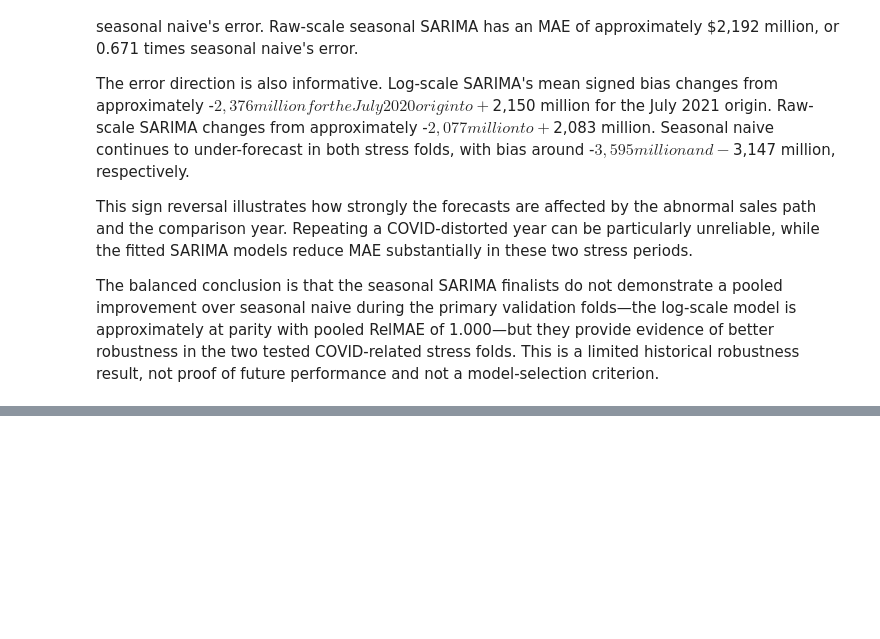
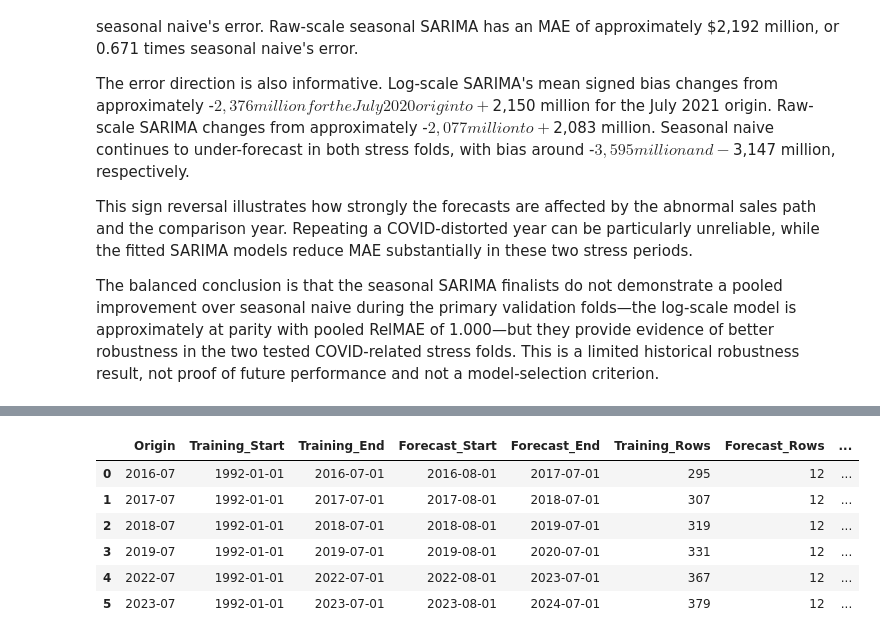
Before and after one commit to mo-alsafi/apparel-sales-forecasting, a Jupyter notebook: notebooks/modeling.ipynb, the cells around one changed output, grey strips where cells are left out. Saved outputs shown, nothing was run; the diff lists cells and outputs as text; code cells hidden in the pictures; blank space fills up the shorter version.

```diff
--- a/notebooks/modeling.ipynb
+++ b/notebooks/modeling.ipynb
@@ -1212,0 +2820,89 @@ display(
+# %%
+# ============================================================
+# FEATURE ALIGNMENT TEST — ALL SIX VALIDATION FOLDS
+# ============================================================
+
+import numpy as np
+import pandas as pd
+
+from src.evaluation import (
+    VALIDATION_ORIGINS,
+    get_forecast_folds,
+)
+from src.features import build_regressor_matrices
+
+feature_check_results = []
+
+for fold in get_forecast_folds(
+    VALIDATION_ORIGINS,
+    data_end=y.index.max(),
+):
+    # Define fresh variables for THIS fold.
+    origin = fold["train_end"]
+    forecast_months = fold["forecast_months"]
+    train_dates = y.loc[:origin].index
+
+    # Build features using this fold's dates only.
+    X_train, X_forecast = build_regressor_matrices(
+        macro=macro_all,
+        train_dates=train_dates,
+        forecast_dates=forecast_months,
+        origin=origin,
+        feature_set="both",
+    )
+
+    # Normalize expected indexes to monthly timestamps.
+    expected_train_index = (
+        pd.DatetimeIndex(train_dates)
+        .to_period("M")
+        .to_timestamp()
+    )
+
+    expected_forecast_index = (
+        pd.DatetimeIndex(forecast_months)
+        .to_period("M")
+        .to_timestamp()
+    )
+
+    origin_label = origin.strftime("%Y-%m")
+
+    # Check that each feature matrix belongs to the current fold.
+    assert X_train.index.equals(expected_train_index), (
+        f"Training-index mismatch for {origin_label}: "
+        f"feature end={X_train.index.max()}, "
+        f"expected end={expected_train_index.max()}"
+    )
+
+    assert X_forecast.index.equals(expected_forecast_index), (
+        f"Forecast-index mismatch for {origin_label}: "
+        f"forecast features={X_forecast.index.tolist()}, "
+        f"expected={expected_forecast_index.tolist()}"
+    )
+
+    assert list(X_train.columns) == list(X_forecast.columns)
+
+    assert np.isfinite(X_train.to_numpy(dtype=float)).all()
+    assert np.isfinite(X_forecast.to_numpy(dtype=float)).all()
+
+    feature_check_results.append({
+        "Origin": origin_label,
+        "Training_Start": X_train.index.min(),
+        "Training_End": X_train.index.max(),
+        "Forecast_Start": X_forecast.index.min(),
+        "Forecast_End": X_forecast.index.max(),
+        "Training_Rows": len(X_train),
+        "Forecast_Rows": len(X_forecast),
+        "Alignment_OK": True,
+    })
+
+display(pd.DataFrame(feature_check_results))
+
+print("All six validation folds passed the feature-alignment checks.")
+# %% [output]
+|  | Origin | Training_Start | Training_End | Forecast_Start | Forecast_End | Training_Rows | Forecast_Rows | ... |
+| 0 | 2016-07 | 1992-01-01 | 2016-07-01 | 2016-08-01 | 2017-07-01 | 295 | 12 | ... |
+| 1 | 2017-07 | 1992-01-01 | 2017-07-01 | 2017-08-01 | 2018-07-01 | 307 | 12 | ... |
+| 2 | 2018-07 | 1992-01-01 | 2018-07-01 | 2018-08-01 | 2019-07-01 | 319 | 12 | ... |
+| 3 | 2019-07 | 1992-01-01 | 2019-07-01 | 2019-08-01 | 2020-07-01 | 331 | 12 | ... |
+| 4 | 2022-07 | 1992-01-01 | 2022-07-01 | 2022-08-01 | 2023-07-01 | 367 | 12 | ... |
+| 5 | 2023-07 | 1992-01-01 | 2023-07-01 | 2023-08-01 | 2024-07-01 | 379 | 12 | ... |
```
Also changed, not shown: parts of 19 cells of this notebook, 10 other files.
